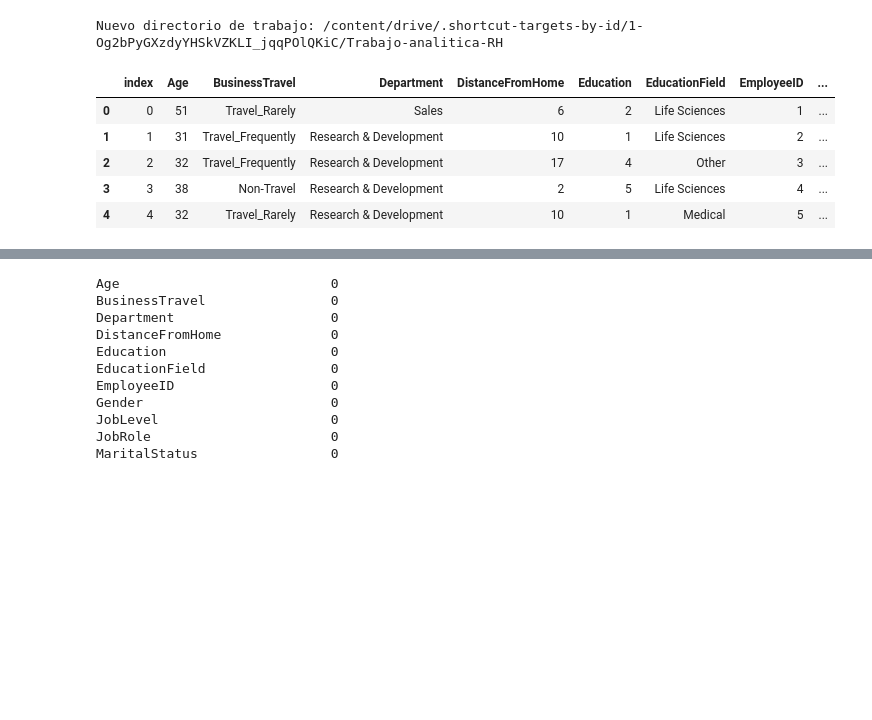
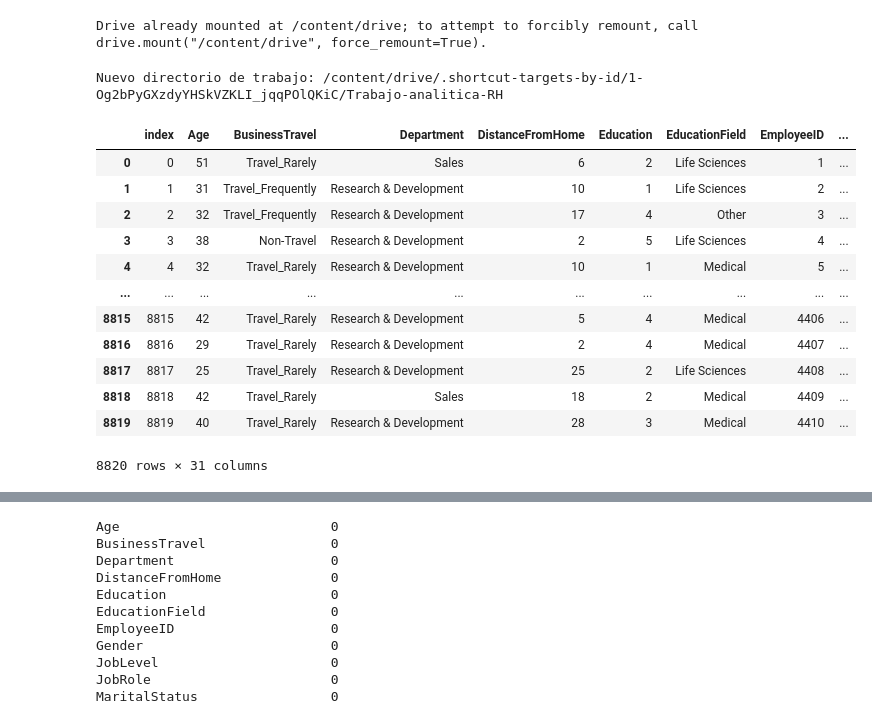
Before and after one commit to Laurahg22/Trabajo-analitica-RH, a Jupyter notebook: Limpieza_de_datos.ipynb, the cells around one changed output, grey strips where cells are left out. Cells and saved outputs as stored; diff of their text form; code cells hidden in the pictures; blank space fills up the shorter version.

```diff
--- a/Limpieza_de_datos.ipynb
+++ b/Limpieza_de_datos.ipynb
@@ -10,5 +10,10 @@ import seaborn as sns
 from pandas.plotting import scatter_matrix  ## para matriz de correlaciones
 from sklearn import tree ###para ajustar arboles de decisión
 from sklearn.tree import export_text ## para exportar reglas del árbol
+# %%
+from google.colab import drive
+drive.mount('/content/drive')
+# %% [output]
+Drive already mounted at /content/drive; to attempt to forcibly remount, call drive.mount("/content/drive", force_remount=True).
 # %%
 import os
@@ -30,14 +32,21 @@ import a_funciones as funciones ### archivo de funciones propias
 pd.set_option('display.max_columns', None)
 # %%
 df=pd.read_csv('/content/drive/MyDrive/Trabajo-analitica-RH/data/data_final.csv')
-df.head()
+df
 # %% [output]
 |  | index | Age | BusinessTravel | Department | DistanceFromHome | Education | EducationField | EmployeeID | ... |
 | 0 | 0 | 51 | Travel_Rarely | Sales | 6 | 2 | Life Sciences | 1 | ... |
 | 1 | 1 | 31 | Travel_Frequently | Research & Development | 10 | 1 | Life Sciences | 2 | ... |
 | 2 | 2 | 32 | Travel_Frequently | Research & Development | 17 | 4 | Other | 3 | ... |
 | 3 | 3 | 38 | Non-Travel | Research & Development | 2 | 5 | Life Sciences | 4 | ... |
 | 4 | 4 | 32 | Travel_Rarely | Research & Development | 10 | 1 | Medical | 5 | ... |
+| ... | ... | ... | ... | ... | ... | ... | ... | ... | ... |
+| 8815 | 8815 | 42 | Travel_Rarely | Research & Development | 5 | 4 | Medical | 4406 | ... |
+| 8816 | 8816 | 29 | Travel_Rarely | Research & Development | 2 | 4 | Medical | 4407 | ... |
+| 8817 | 8817 | 25 | Travel_Rarely | Research & Development | 25 | 2 | Life Sciences | 4408 | ... |
+| 8818 | 8818 | 42 | Travel_Rarely | Sales | 18 | 2 | Medical | 4409 | ... |
+| 8819 | 8819 | 40 | Travel_Rarely | Research & Development | 28 | 3 | Medical | 4410 | ... |
+8820 rows × 31 columns
 # %%
 df.info()
 # %% [output]
```
Also changed, not shown: parts of 15 cells of this notebook.
